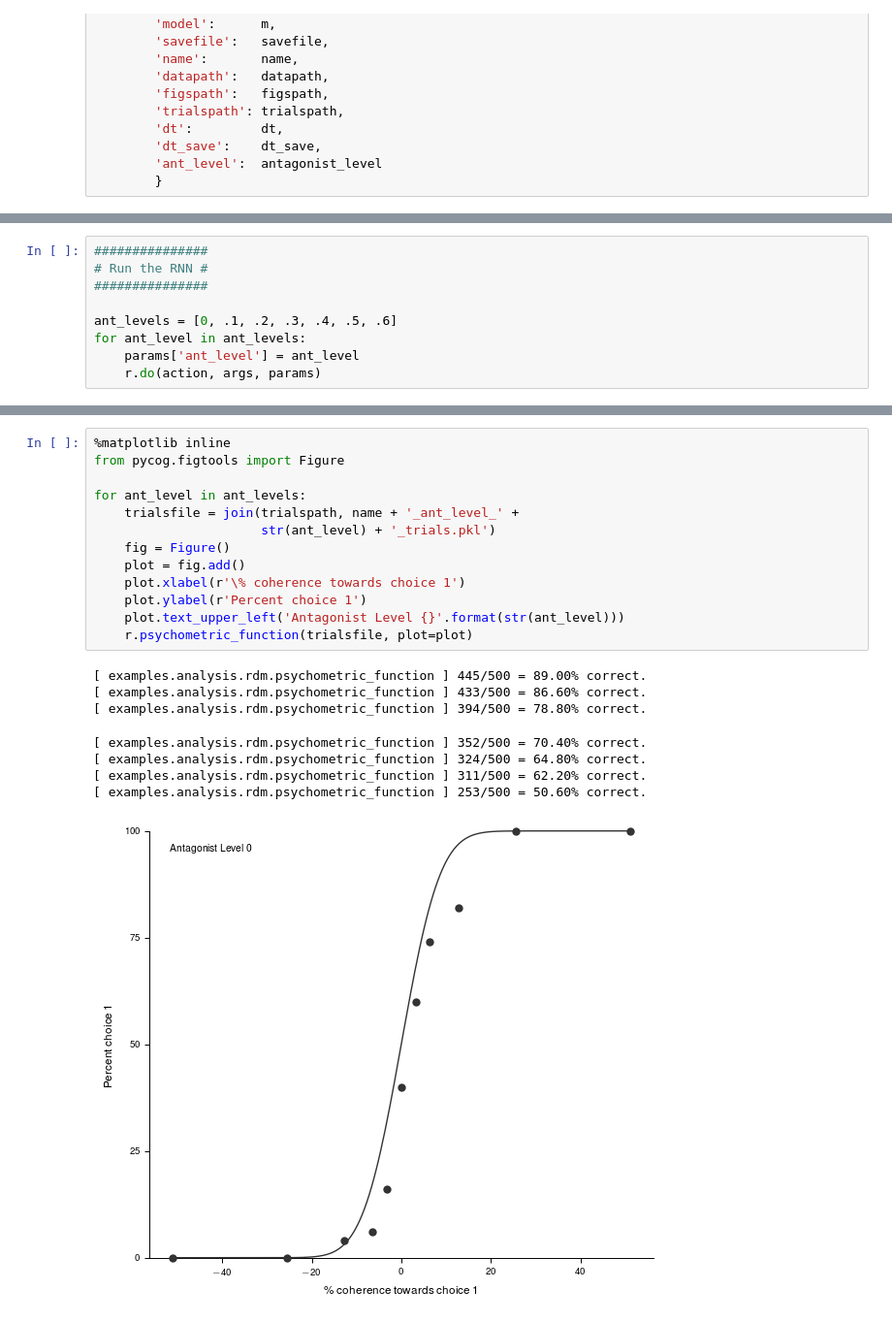
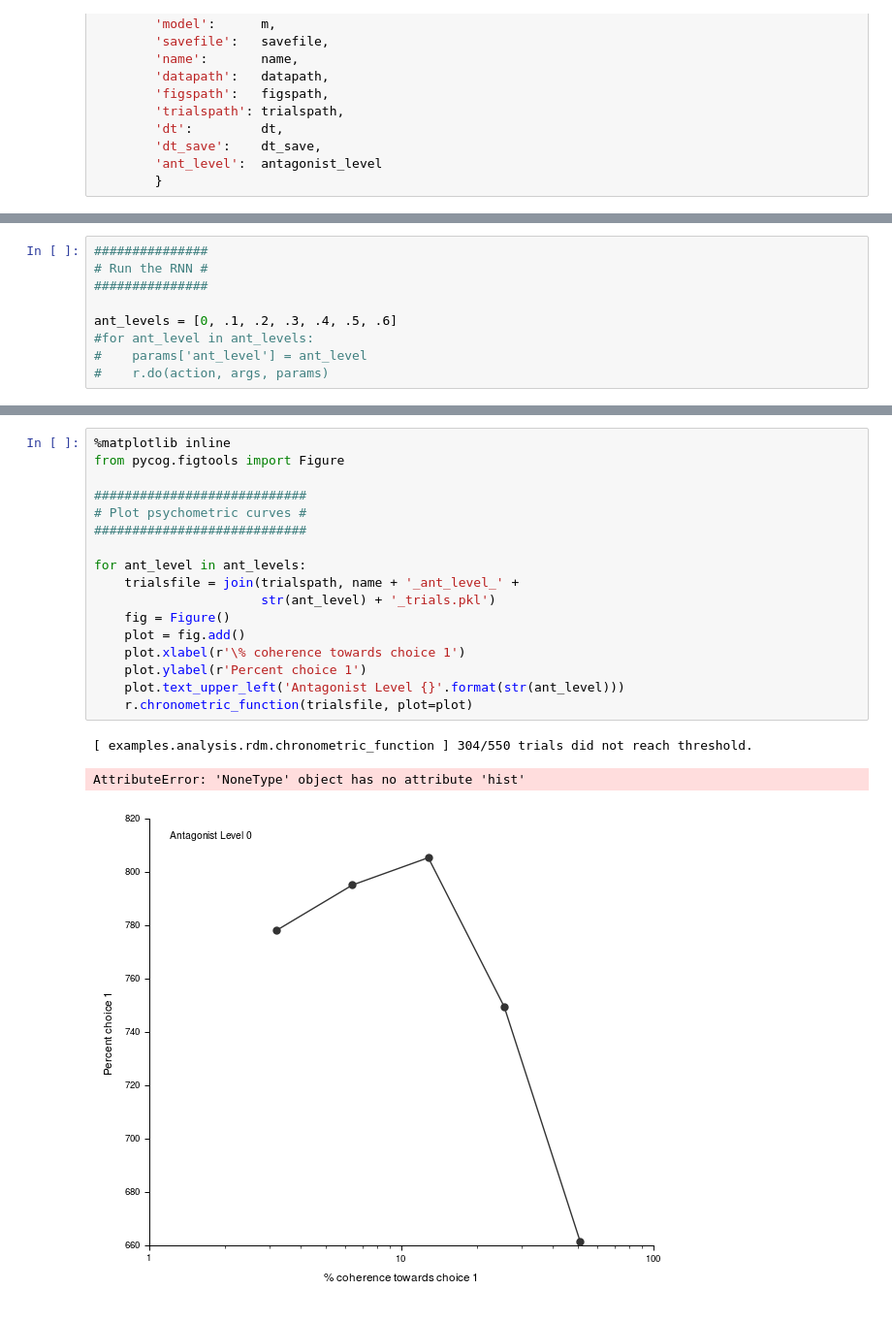
Before and after one commit to collijk/pycog, a Jupyter notebook: RNN_Playground.ipynb, the cells around one changed output, grey strips where cells are left out. Shown at 97% size. Drawn from its saved outputs; the diff is of its cells as text.

```diff
--- a/RNN_Playground.ipynb
+++ b/RNN_Playground.ipynb
@@ -95,6 +116,6 @@ params = {
 ###############
 
 ant_levels = [0, .1, .2, .3, .4, .5, .6]
-for ant_level in ant_levels:
-    params['ant_level'] = ant_level
-    r.do(action, args, params)
+#for ant_level in ant_levels:
+#    params['ant_level'] = ant_level
+#    r.do(action, args, params)
@@ -119,22 +122,21 @@ We are 90.91% complete
 # %%
 %matplotlib inline
 from pycog.figtools import Figure
+
+############################
+# Plot psychometric curves #
+############################
 
 for ant_level in ant_levels:
     trialsfile = join(trialspath, name + '_ant_level_' +
                       str(ant_level) + '_trials.pkl')
     fig = Figure()
     plot = fig.add()
     plot.xlabel(r'\% coherence towards choice 1')
     plot.ylabel(r'Percent choice 1')
     plot.text_upper_left('Antagonist Level {}'.format(str(ant_level)))
-    r.psychometric_function(trialsfile, plot=plot)
+    r.chronometric_function(trialsfile, plot=plot)
 # %% [output]
-[ examples.analysis.rdm.psychometric_function ] 445/500 = 89.00% correct.
-[ examples.analysis.rdm.psychometric_function ] 433/500 = 86.60% correct.
-[ examples.analysis.rdm.psychometric_function ] 394/500 = 78.80% correct.
+[ examples.analysis.rdm.chronometric_function ] 304/550 trials did not reach threshold.
-[ examples.analysis.rdm.psychometric_function ] 352/500 = 70.40% correct.
-[ examples.analysis.rdm.psychometric_function ] 324/500 = 64.80% correct.
-[ examples.analysis.rdm.psychometric_function ] 311/500 = 62.20% correct.
-[ examples.analysis.rdm.psychometric_function ] 253/500 = 50.60% correct.
+AttributeError: 'NoneType' object has no attribute 'hist'
-[figure, old version]
+[figure, new version]
```
Also changed, not shown: parts of 8 cells of this notebook, 2 other files.
